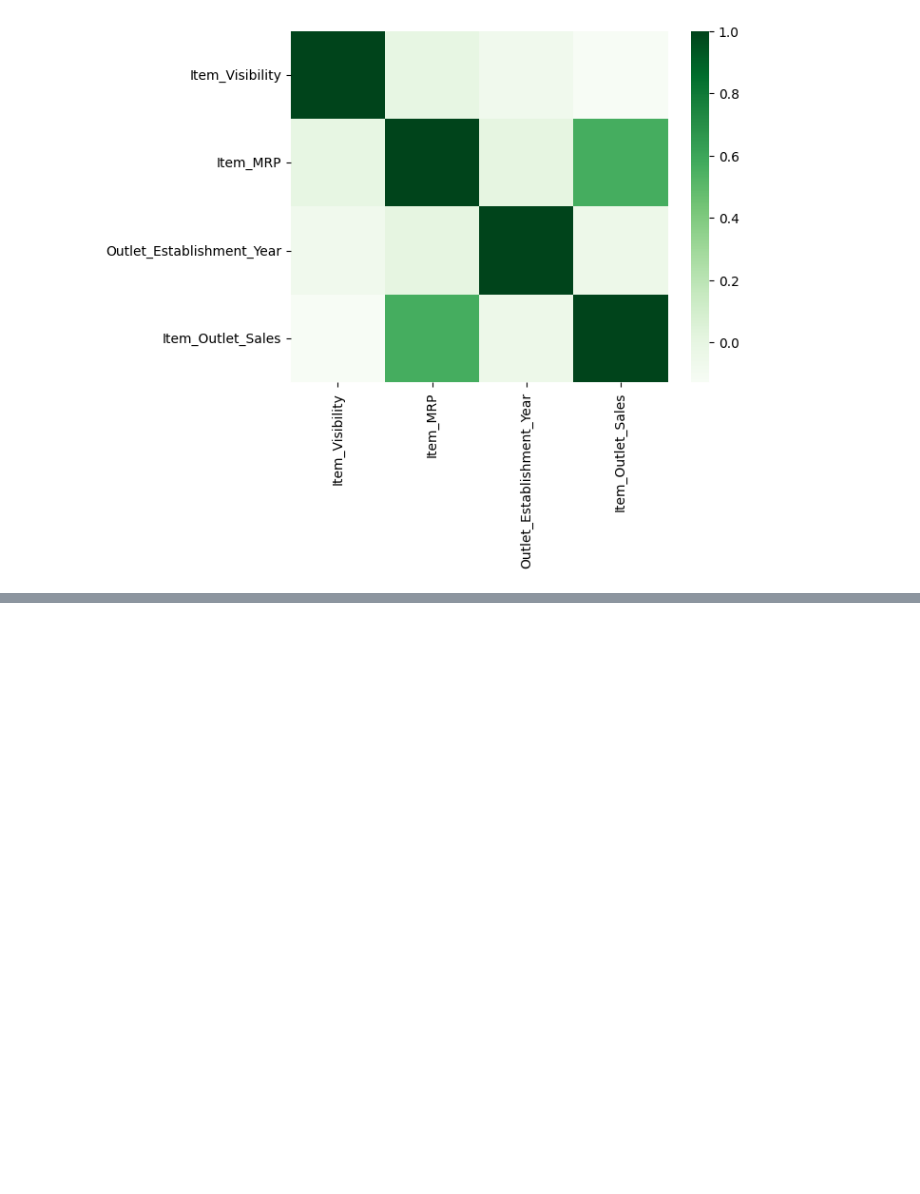
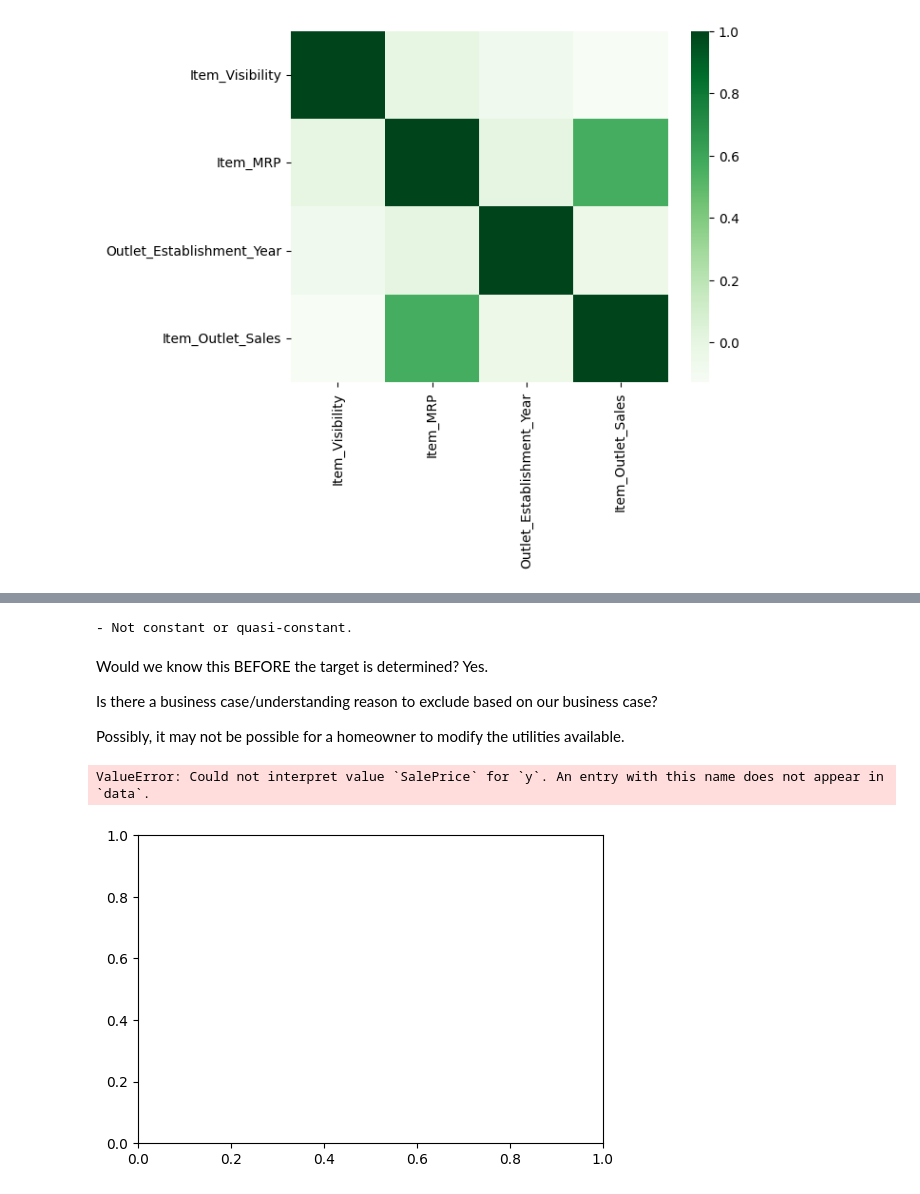
Before and after one commit to souhamz/sales-, a Jupyter notebook: project1part2.ipynb, the cells around one changed output, grey strips where cells are left out. Cells and saved outputs as stored; diff of their text form; code cells hidden in the pictures; blank space fills up the shorter version.

```diff
--- a/project1part2.ipynb
+++ b/project1part2.ipynb
@@ -276,0 +366,79 @@ sns.heatmap(corr, cmap = 'Greens');
+# %%
+if perc_most_common >98:
+  print(f"\n- [!] Warning: '{x}' is a constant or quasi-constant feature and should be dropped.")
+else:
+  print("- Not constant or quasi-constant.")
+# %% [output]
+- Not constant or quasi-constant.
+# %% [markdown]
+Would we know this BEFORE the target is determined?
+Yes.
+
+
+
+
+
+
+
+
+
+
+Is there a business case/understanding reason to exclude based on our business case?
+
+
+
+
+
+
+
+
+
+
+
+
+
+
+
+
+
+
+
+Possibly, it may not be possible for a homeowner to modify the utilities available.
+# %%
+x = "Item_Type"
+y = "Item_MRP"
+# %%
+def plot_categorical_vs_target(df, x, y='SalePrice',figsize=(6,4),
+                            fillna = True, placeholder = 'nullvalue',
+                            order = None):
+  # Make a copy of the dataframe and fillna
+  sales_df = df_sales.copy()
+  # fillna with placeholder
+  if fillna == True:
+    sales_df[x] = sales_df[x].fillna(placeholder)
+
+  # or drop nulls prevent unwanted 'nan' group in stripplot
+  else:
+    sales_df = sales_df.dropna(subset=[x])
+  # Create the figure and subplots
+  fig, ax = plt.subplots(figsize=figsize)
+
+    # Barplot
+  sns.barplot(data=sales_df, x=x, y=y, ax=ax, order=order, alpha=0.6,
+              linewidth=1, edgecolor='black', errorbar=None)
+
+  # Boxplot
+  sns.stripplot(data=sales_df, x=x, y=y, hue=x, ax=ax,
+                order=order, hue_order=order, legend=False,
+                edgecolor='white', linewidth=0.5,
+                size=3,zorder=0)
+
+  ax.set_xticklabels(ax.get_xticklabels(), rotation=45, ha='right')
+
+  ax.set_title(f"{x} vs. {y}")
+  fig.tight_layout()
+# %%
+fig, ax = plot_categorical_vs_target(df_sales, x='Item_Type', fillna=False)
+# %% [output]
+ValueError: Could not interpret value `SalePrice` for `y`. An entry with this name does not appear in `data`.
+[figure, added]
```
Also changed, not shown: parts of 16 cells of this notebook.
